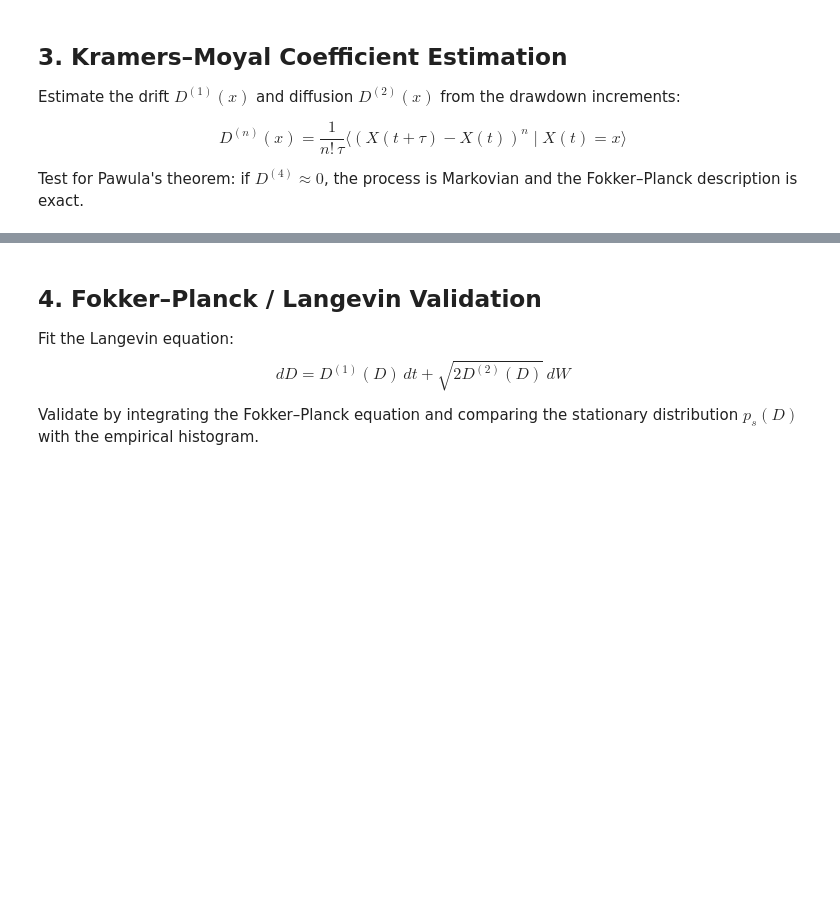
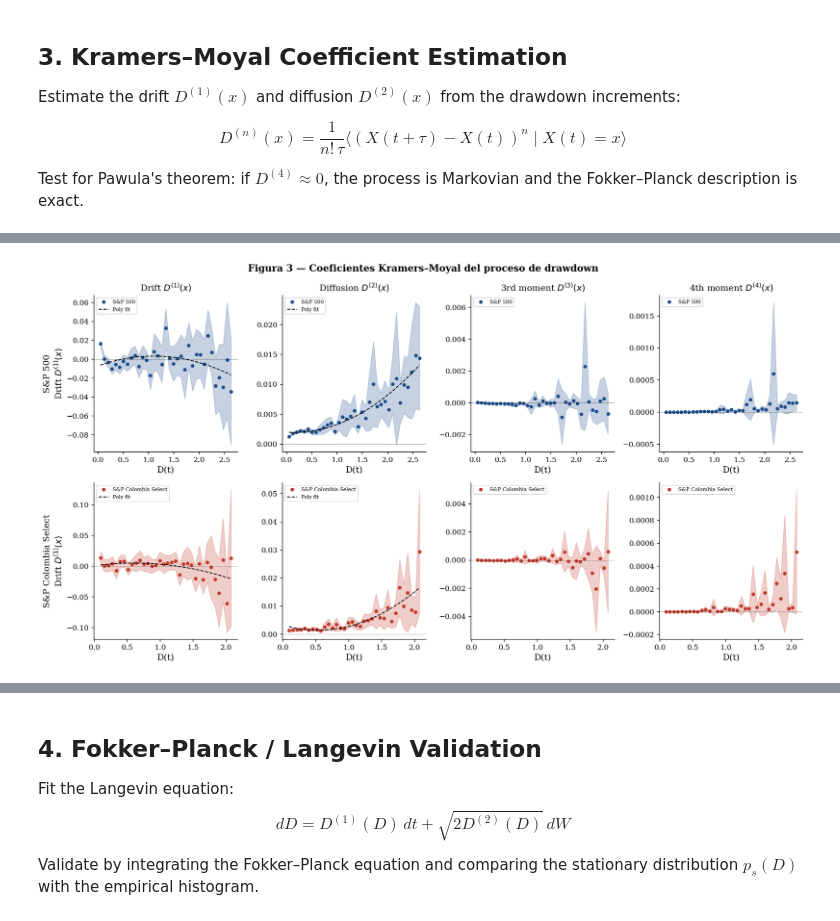
Before and after one commit to ardominguezm/drawdown-first-passage, a Jupyter notebook: drawdown_first_passage.ipynb, the cells around one changed output, grey strips where cells are left out. Cells and saved outputs as stored; diff of their text form; code cells hidden in the pictures; blank space fills up the shorter version.

```diff
--- a/drawdown_first_passage.ipynb
+++ b/drawdown_first_passage.ipynb
@@ -268,6 +401,8 @@ $$D^{(n)}(x) = \frac{1}{n! \, \tau} \langle (X(t+\tau) - X(t))^n \mid X(t) = x \
 
 Test for Pawula's theorem: if $D^{(4)} \approx 0$, the process is Markovian and the Fokker–Planck description is exact.
 # %%
+from math import factorial
+
 def kramers_moyal(x, tau=1, n_bins=40, max_order=4):
     """
     Estimate Kramers-Moyal coefficients D^(n)(x) from a 1D time series.
@@ -287,26 +422,24 @@ def kramers_moyal(x, tau=1, n_bins=40, max_order=4):
     """
     x = np.asarray(x)
     dx = x[tau:] - x[:-tau]
-    xc = x[:-tau]    # conditioning values
+    xc = x[:-tau]
 
-    # Bin edges (5th–95th percentile to avoid edge noise)
     lo, hi = np.percentile(xc, 2), np.percentile(xc, 98)
-    edges = np.linspace(lo, hi, n_bins + 1)
+    edges   = np.linspace(lo, hi, n_bins + 1)
     centers = 0.5 * (edges[:-1] + edges[1:])
 
-    km = {n: np.full(n_bins, np.nan) for n in range(1, max_order + 1)}
+    km     = {n: np.full(n_bins, np.nan) for n in range(1, max_order + 1)}
     km_err = {n: np.full(n_bins, np.nan) for n in range(1, max_order + 1)}
 
     for j in range(n_bins):
         mask = (xc >= edges[j]) & (xc < edges[j+1])
-        if mask.sum() < 15:   # need enough samples
+        if mask.sum() < 15:
             continue
         dxj = dx[mask]
         for n in range(1, max_order + 1):
-            moment = np.mean(dxj**n) / (np.math.factorial(n) * tau)
-            km[n][j] = moment
-            # Bootstrap error (simplified: std / sqrt(N))
-            km_err[n][j] = np.std(dxj**n) / (np.math.factorial(n) * tau * np.sqrt(mask.sum()))
+            moment       = np.mean(dxj**n) / (factorial(n) * tau)
+            km[n][j]     = moment
+            km_err[n][j] = np.std(dxj**n) / (factorial(n) * tau * np.sqrt(mask.sum()))
 
     return centers, km, km_err
 
@@ -314,12 +447,68 @@ def kramers_moyal(x, tau=1, n_bins=40, max_order=4):
 # --- Run KM estimation ---
 km_results = {}
 
-for name in ['sp500', 'colcap']:
-    dd = drawdowns[name].values
-    # Use only the drawdown-positive region (D > 0)
+for name in MARKETS:
+    dd     = drawdowns[name].values
     dd_pos = dd[dd > 0]
     centers, km, km_err = kramers_moyal(dd_pos, tau=1, n_bins=35, max_order=4)
     km_results[name] = {'centers': centers, 'km': km, 'km_err': km_err}
-    print(f"{name.upper()}: KM estimated over {len(dd_pos)} positive-drawdown observations")
+    print(f"{name.upper()}: KM estimado sobre {len(dd_pos)} observaciones D(t) > 0")
 
 print('\nKM estimation complete.')
+
+
+# --- Figura 3: KM coefficients ---
+order_labels = {
+    1: r'Drift $D^{(1)}(x)$',
+    2: r'Diffusion $D^{(2)}(x)$',
+    3: r'3rd moment $D^{(3)}(x)$',
+    4: r'4th moment $D^{(4)}(x)$',
+}
+
+fig, axes = plt.subplots(len(MARKETS), 4, figsize=(15, 4 * len(MARKETS)))
+if len(MARKETS) == 1:
+    axes = axes[np.newaxis, :]
+
+for i, name in enumerate(MARKETS):
+    color = COLORS['sp500'] if name == 'sp500' else COLORS['colcap']
+    label = LABELS[name]
+    res   = km_results[name]
+    x     = res['centers']
+
+    for j, order in enumerate([1, 2, 3, 4]):
+        ax = axes[i, j]
+        y  = res['km'][order]
+        ye = res['km_err'][order]
+
+        valid = ~np.isnan(y)
+        ax.plot(x[valid], y[valid], 'o', color=color, ms=4, label=label)
+        ax.fill_between(x[valid],
+                        y[valid] - 2*ye[valid],
+                        y[valid] + 2*ye[valid],
+                        alpha=0.25, color=color)
+
+        # Polynomial fit for D1 and D2
+        if order in [1, 2] and valid.sum() > 5:
+            xv, yv = x[valid], y[valid]
+            try:
+                p    = np.polyfit(xv, yv, 2)
+                xfit = np.linspace(xv.min(), xv.max(), 200)
+                ax.plot(xfit, np.polyval(p, xfit), '--', color='k', lw=1.2,
+                        label='Poly fit')
+            except Exception:
+                pass
+
+        ax.axhline(0, color='k', lw=0.5, ls=':')
+        ax.set_xlabel('D(t)')
+        if i == 0:
+            ax.set_title(order_labels[order])
+        if j == 0:
+            ax.set_ylabel(f'{label}\n{order_labels[1]}')
+        ax.legend(fontsize=7)
+
+plt.suptitle('Figura 3 — Coeficientes Kramers–Moyal del proceso de drawdown',
+             fontweight='bold')
+plt.tight_layout()
+plt.savefig(f'{FIGDIR}fig03_km_coefficients.pdf', bbox_inches='tight')
+plt.show()
+# %% [output]
@@ -326,3 +519,4 @@ print('\nKM estimation complete.')
+[figure, added]
 # %%
 # --- Figure 3: KM coefficients ---
 fig, axes = plt.subplots(2, 4, figsize=(15, 8))
```
Also changed, not shown: parts of 17 cells of this notebook.
